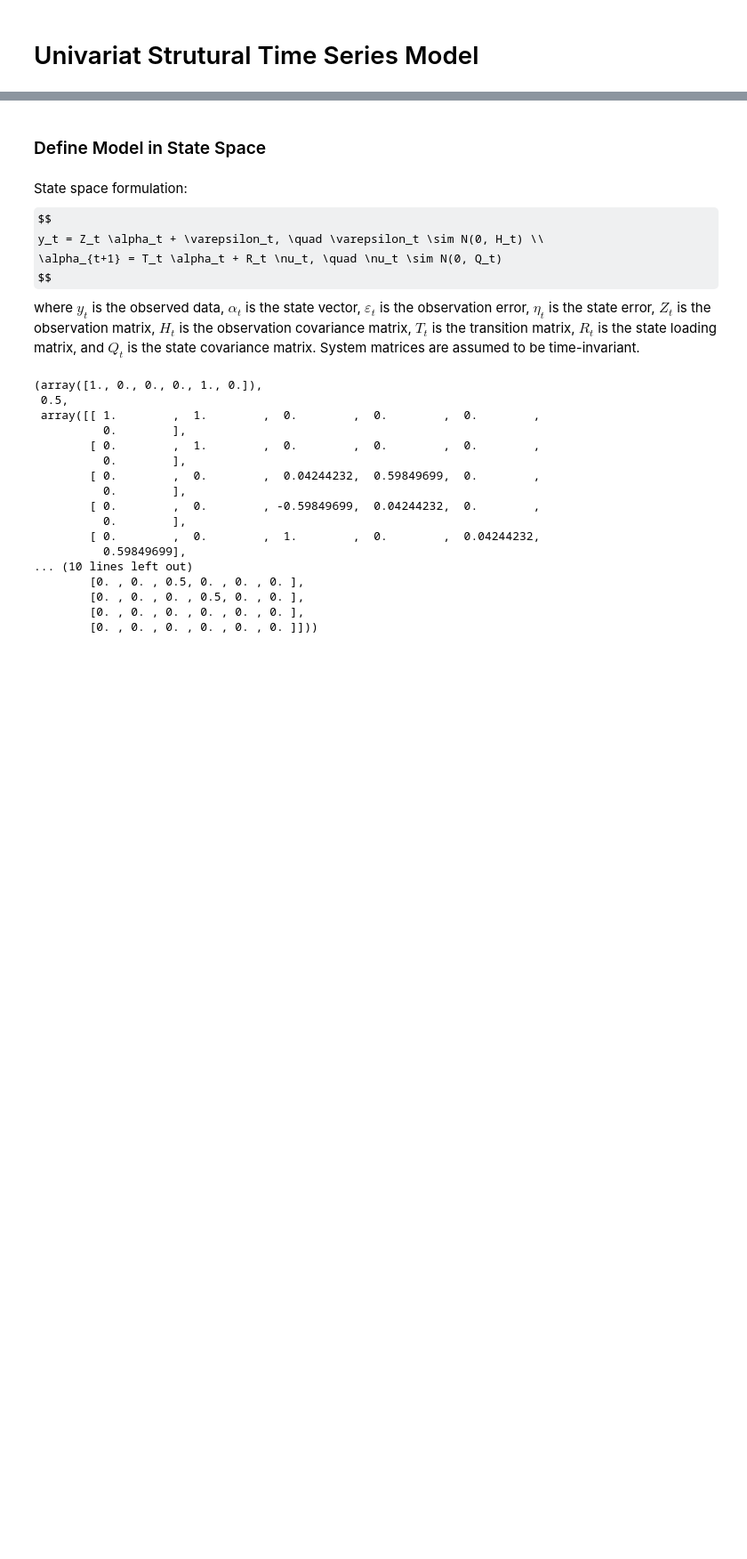
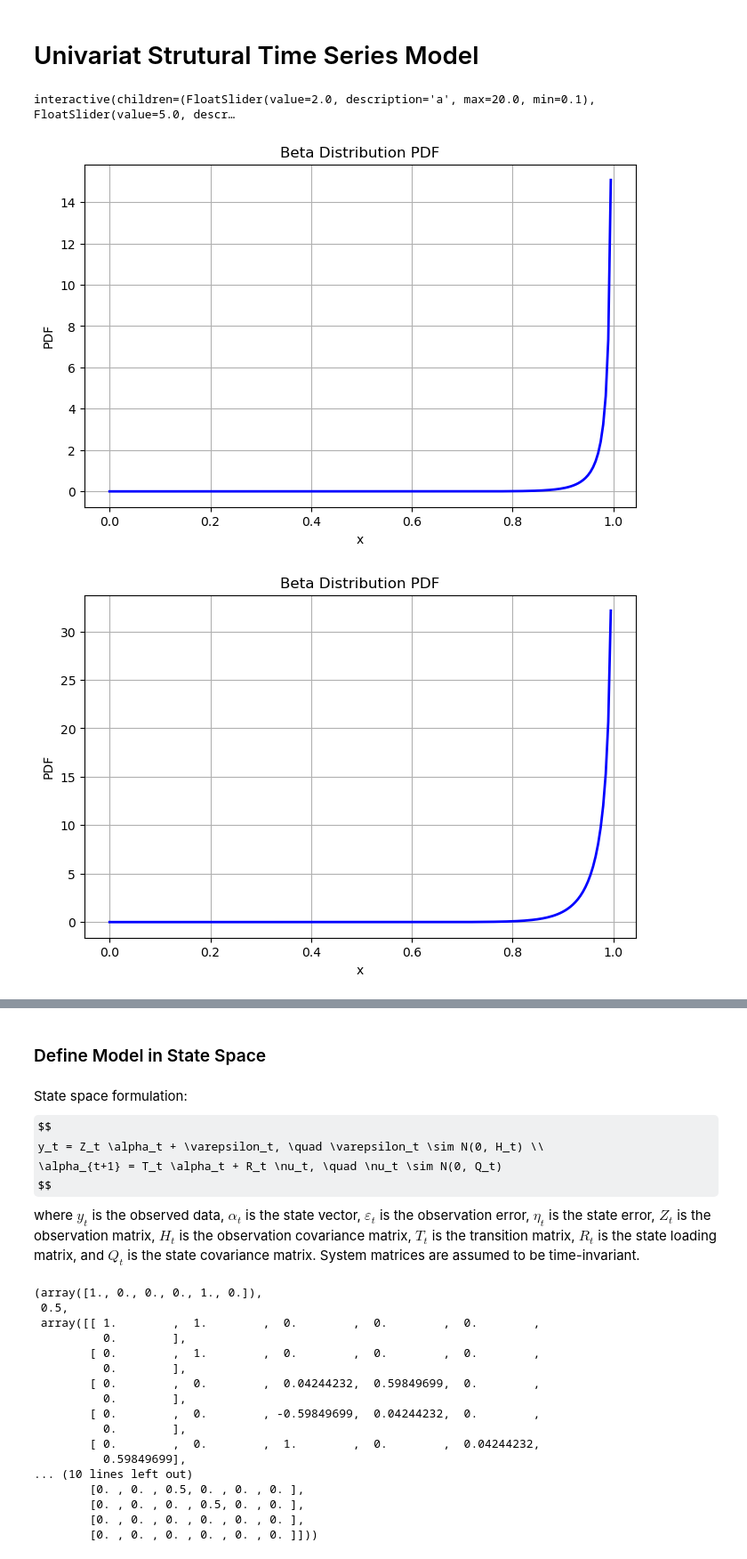
Before and after one commit to MKildemark/State-Space-Model-Estimation, a Jupyter notebook: python/stm.ipynb, the cells around one changed output, grey strips where cells are left out. Shown at 89% size. Drawn from its saved outputs; the diff is of its cells as text; code cells hidden in the pictures; some formulas as TeX source; blank space fills up the shorter version.

```diff
--- a/python/stm.ipynb
+++ b/python/stm.ipynb
@@ -1,2 +1,31 @@
 # %% [markdown]
 # Univariat Strutural Time Series Model
+# %%
+import numpy as np
+import matplotlib.pyplot as plt
+from scipy.stats import beta
+from ipywidgets import interact, FloatSlider
+
+# Define a function to plot the Beta distribution for given parameters a and b
+def plot_beta(a=2.0, b=5.0):
+    x = np.linspace(0, 1, 200)
+    y = beta.pdf(x, a, b)
+
+    plt.figure(figsize=(8, 5))
+    plt.plot(x, y, 'b-', lw=2, label=f'Beta PDF (a={a}, b={b})')
+    plt.title('Beta Distribution PDF')
+    plt.xlabel('x')
+    plt.ylabel('PDF')
+    plt.grid(True)
+    plt.ylim(0, max(y)*1.1)
+    plt.legend()
+    plt.show()
+
+# Create interactive sliders for parameters a and b
+interact(plot_beta,
+         a=FloatSlider(value=2.0, min=0.1, max=20.0, step=0.1, description='a'),
+         b=FloatSlider(value=5.0, min=0.1, max=50.0, step=0.1, description='b'));
+# %% [output]
+interactive(children=(FloatSlider(value=2.0, description='a', max=20.0, min=0.1), FloatSlider(value=5.0, descr…
+[figure, added]
+[figure, added]
```
Also changed, not shown: parts of 2 cells of this notebook, 36 other files.
